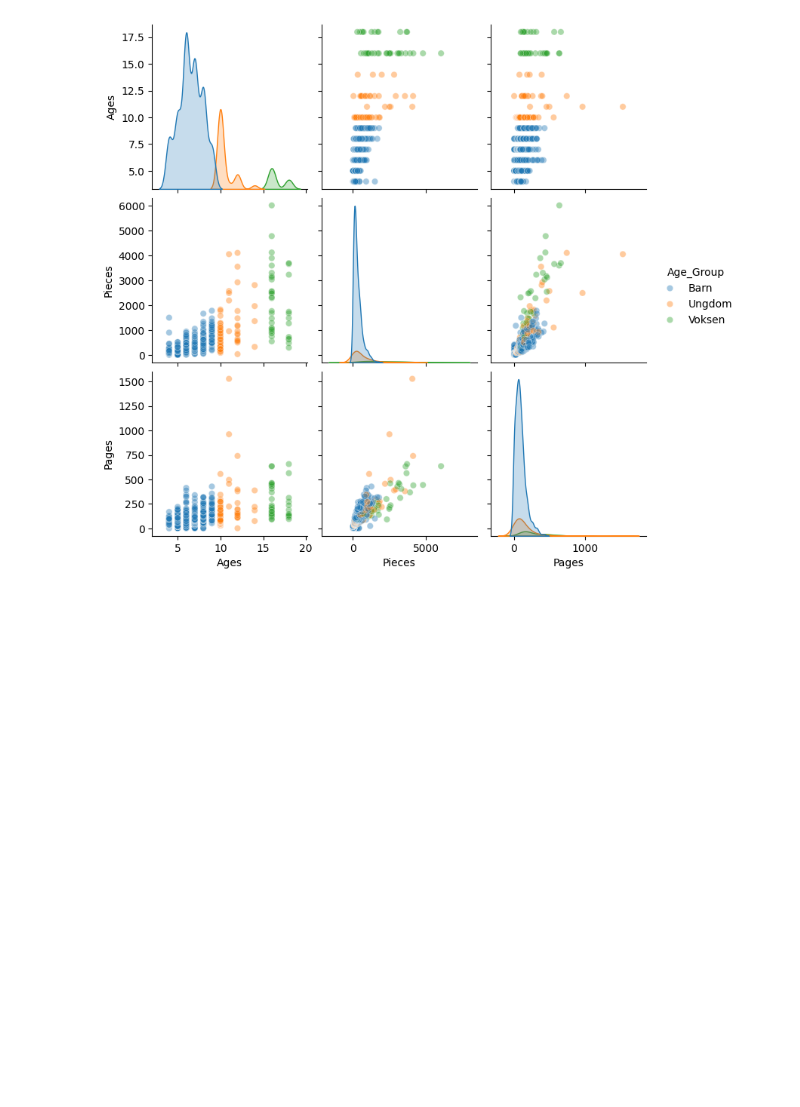
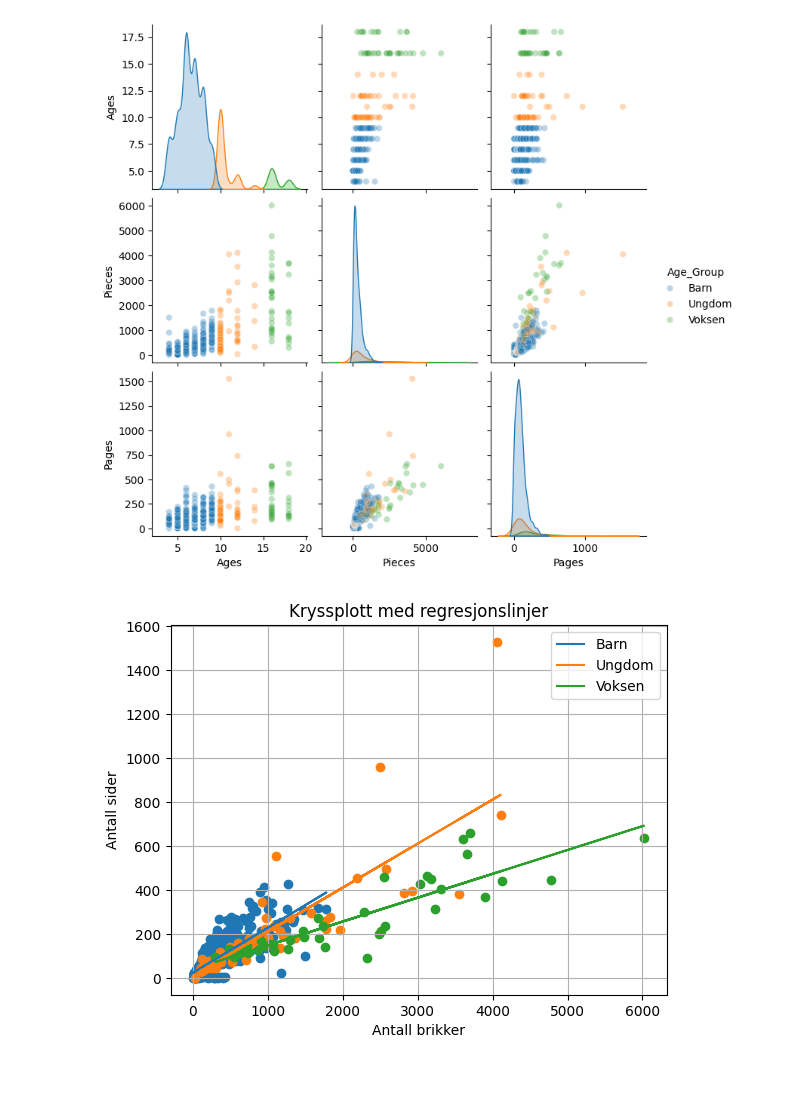
Before and after one commit to HMB-Solutions/ISTT1003-ProjectAssignment-02, a Jupyter notebook: oppg1.ipynb, the cells around one changed output. Saved outputs shown, nothing was run; the diff lists cells and outputs as text; code cells hidden in the pictures; blank space fills up the shorter version.

```diff
--- a/oppg1.ipynb
+++ b/oppg1.ipynb
@@ -213,13 +224,15 @@ plt.show()
 # %%
 df3 = df2
 
+age_groups = ['Barn', 'Ungdom', 'Voksen']
+
 def calc_age_group(row):
     if row['Ages'] < 10:
-        return 'Barn'
+        return age_groups[0]
     if row['Ages'] >= 10 and row['Ages'] < 15:
-        return 'Ungdom'
+        return age_groups[1]
     if row['Ages'] >= 15:
-        return 'Voksen'
+        return age_groups[2]
 
 df3 = df3.assign(Age_Group=df3.apply(calc_age_group, axis=1))
 
@@ -236,28 +249,30 @@ res_sub = smf.ols('Price ~ Pieces' , data = barn).fit()
 # %%
 # enkel LR for hvert tema hver for seg
 resultater = []
-for i, theme in enumerate(mythemes):
-    modell3 = smf.ols('Price ~ Pieces' , data = barn[barn['Theme'].isin([theme])])
+for i, group in enumerate(age_groups):
+    modell3 = smf.ols('Pages ~ Pieces' , data = df3[df3['Age_Group'].isin([group])])
     resultater.append(modell3.fit())
 # %%
 # plott av dataene og regresjonslinjene
-for i, theme in enumerate(mythemes):
+for i, group in enumerate(age_groups):
     slope = resultater[i].params['Pieces']
     intercept = resultater[i].params['Intercept']
 
-    regression_x = np.array(barn[barn['Theme'].isin([theme])]['Pieces'])
+    regression_x = np.array(df3[df3['Age_Group'].isin([group])]['Pieces'])
     regression_y = slope * regression_x + intercept
 
     # Plot scatter plot and regression line
-    plt.scatter(barn[barn['Theme'].isin([theme])]['Pieces'], barn[barn['Theme'].isin([theme])]['Price'], color=plt.cm.tab10(i))
-    plt.plot(regression_x, regression_y, color=plt.cm.tab10(i), label=theme)
+    plt.scatter(df3[df3['Age_Group'].isin([group])]['Pieces'], df3[df3['Age_Group'].isin([group])]['Pages'], color=plt.cm.tab10(i))
+    plt.plot(regression_x, regression_y, color=plt.cm.tab10(i), label=group)
 
 plt.xlabel('Antall brikker')
-plt.ylabel('Pris')
+plt.ylabel('Antall sider')
 plt.title('Kryssplott med regresjonslinjer')
 plt.legend()
 plt.grid()
 plt.show()
+# %% [output]
+[figure, added]
 # %% [markdown]
 ##
 # %%
```
Also changed, not shown: parts of 8 cells of this notebook.
